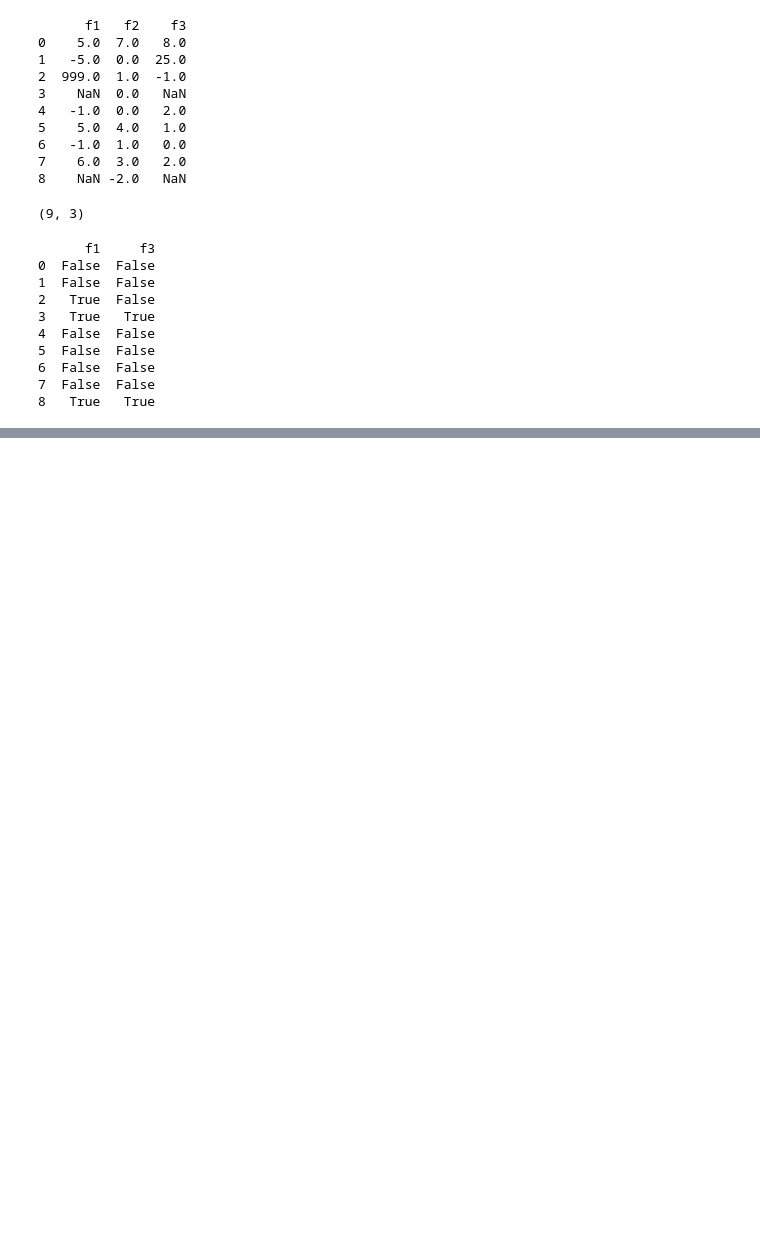
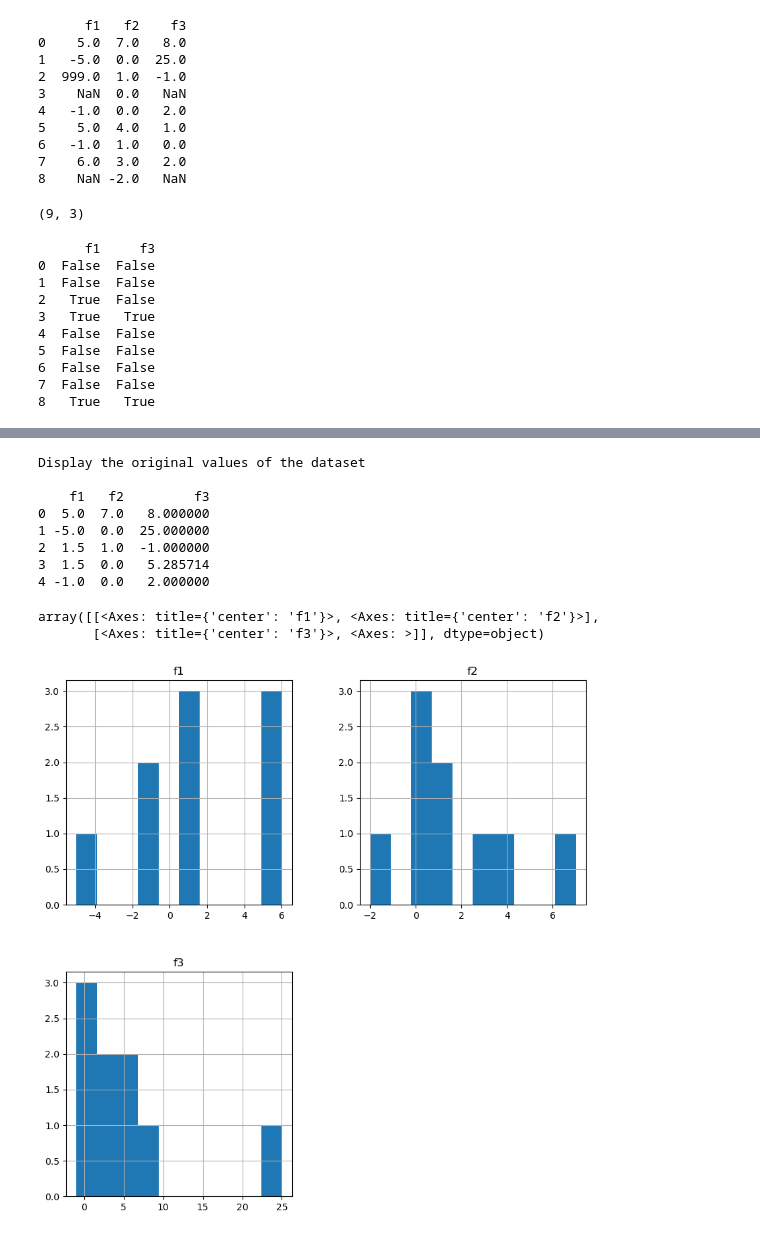
Before and after one commit to M-M-I-V/data-mining, a Jupyter notebook: sample4.ipynb, the cells around one changed output, grey strips where cells are left out. Cells and saved outputs as stored; diff of their text form; code cells hidden in the pictures; blank space fills up the shorter version.

```diff
--- a/sample4.ipynb
+++ b/sample4.ipynb
@@ -75,3 +75,8 @@ print(indicator)
 6  False  False
 7  False  False
 8   True   True
+# %%
+from sklearn.impute import SimpleImputer
+
+imputer = SimpleImputer(missing_values = np.nan, strategy = 'mean')
+imputer.fit_transform(x)
@@ -77,0 +93,3 @@ print(indicator)
+# %%
+x.fillna(x.mean(), inplace = True)
+x
@@ -77,0 +107,17 @@ print(indicator)
+# %%
+print('Display the original values of the dataset \n')
+df_array = pd.DataFrame(x)
+print(df_array.head())
+pd.DataFrame.hist(df_array, figsize = [10, 10])
+# %% [output]
+Display the original values of the dataset
+
+    f1   f2         f3
+0  5.0  7.0   8.000000
+1 -5.0  0.0  25.000000
+2  1.5  1.0  -1.000000
+3  1.5  0.0   5.285714
+4 -1.0  0.0   2.000000
+array([[<Axes: title={'center': 'f1'}>, <Axes: title={'center': 'f2'}>],
+       [<Axes: title={'center': 'f3'}>, <Axes: >]], dtype=object)
+[figure, added]
```
Also changed, not shown: parts of 13 cells of this notebook, 11 other files.
